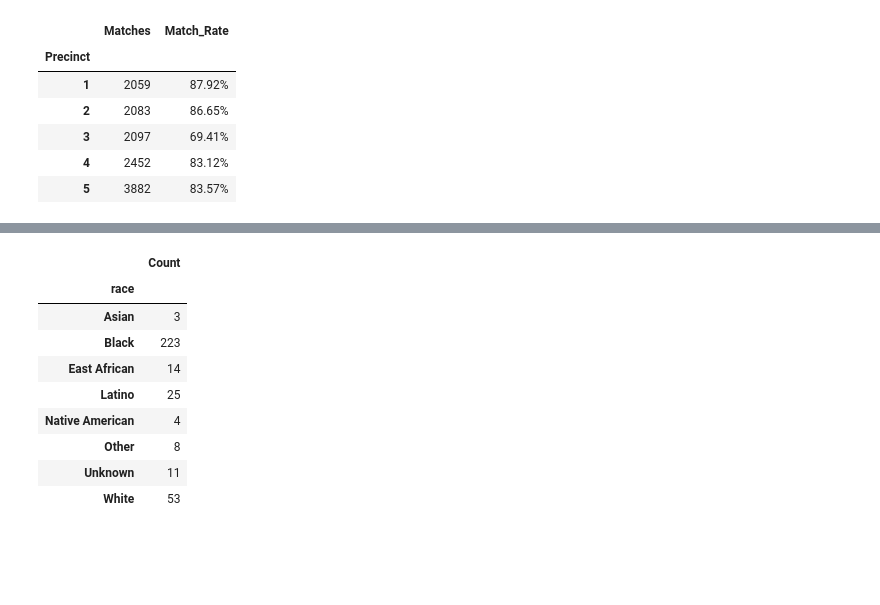
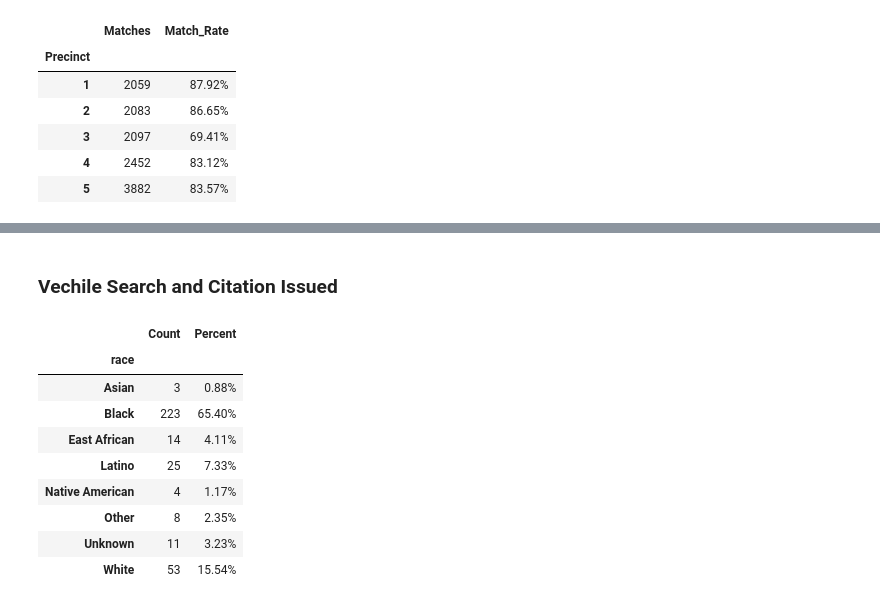
Before and after one commit to elu267/Project_GroupF, a Jupyter notebook: MN_Stop_Data.ipynb, the cells around one changed output, grey strips where cells are left out. Cells and saved outputs as stored; diff of their text form; code cells hidden in the pictures; blank space fills up the shorter version.

```diff
--- a/MN_Stop_Data.ipynb
+++ b/MN_Stop_Data.ipynb
@@ -608,17 +537,24 @@ citation_search
+# %% [markdown]
+### Vechile Search and Citation Issued
 # %%
-#table where vechile was searched and citation was issued.
+#filter the table to only include stops where the vehicle was serched and a citation was issued.
 
 citation_search = cleanDF.loc[(cleanDF['citationIssued'] == 'YES') & (cleanDF['vehicleSearch'] == 'YES')]
 vech_search_cit = pd.DataFrame(citation_search.groupby(['race'])['race'].count())
 vech_search_cit = vech_search_cit.rename(columns={'race':'Count'})
+vech_search_cit['Percent'] =  vech_search_cit['Count'] / vech_search_cit['Count'].sum() * 100
+vech_search_cit['Percent'] = vech_search_cit['Percent'].map("{:.2f}%".format)
+
+#Show DF
+vech_search_cit
 # %% [output]
-|  | Count |
-| race |  |
-| Asian | 3 |
-| Black | 223 |
-| East African | 14 |
-| Latino | 25 |
-| Native American | 4 |
-| Other | 8 |
-| Unknown | 11 |
-| White | 53 |
+|  | Count | Percent |
+| race |  |  |
+| Asian | 3 | 0.88% |
+| Black | 223 | 65.40% |
+| East African | 14 | 4.11% |
+| Latino | 25 | 7.33% |
+| Native American | 4 | 1.17% |
+| Other | 8 | 2.35% |
+| Unknown | 11 | 3.23% |
+| White | 53 | 15.54% |
```
Also changed, not shown: parts of 21 cells of this notebook, 5 other files.
